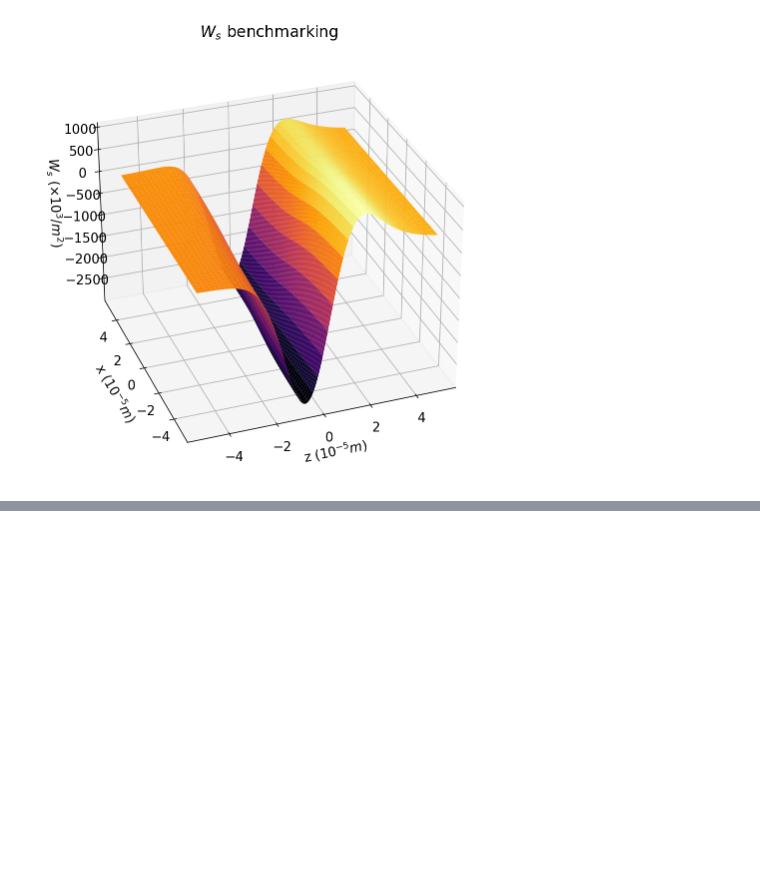
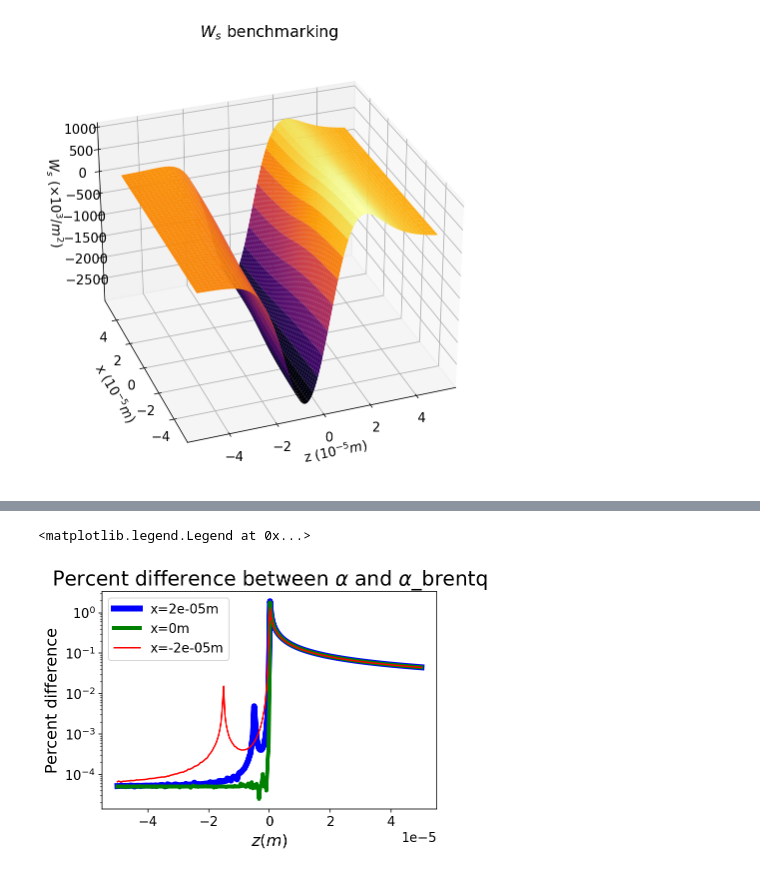
Before and after one commit to weiyuanlou/PyCSR2D, a Jupyter notebook: benchmarking/one_bend_transient/CaseB_ss_benchmark.ipynb, the cells around one changed output, grey strips where cells are left out. Cells and saved outputs as stored; diff of their text form; code cells hidden in the pictures; blank space fills up the shorter version.

```diff
--- a/benchmarking/one_bend_transient/CaseB_ss_benchmark.ipynb
+++ b/benchmarking/one_bend_transient/CaseB_ss_benchmark.ipynb
@@ -172,0 +212,22 @@ ax.azim = 250
+# %%
+x_o = 2*sigma_x
+xix = np.argmin(np.abs(xvec - x_o))
+plt.plot(zvec, diff[:, 100], label= f'x={x_o}m', c='blue', linewidth=6)
+plt.yscale('log')
+
+x_o = 0
+xix = np.argmin(np.abs(xvec - x_o))
+plt.plot(zvec, diff[:, xix], label= f'x={x_o}m', c='green', linewidth=4)
+
+
+x_o = -2*sigma_x
+xix = np.argmin(np.abs(xvec - x_o))
+plt.plot(zvec, diff[:, 200], label= f'x={x_o}m', c='red')
+
+plt.xlabel(r'$z(m)$', fontsize=16)
+plt.ylabel('Percent difference', fontsize=16)
+plt.title(r'Percent difference between $\alpha$ and $\alpha$_brentq',  fontsize=20)
+plt.legend()
+# %% [output]
+<matplotlib.legend.Legend at 0x...>
+[figure, added]
```
Also changed, not shown: parts of 8 cells of this notebook, 5 other files.
